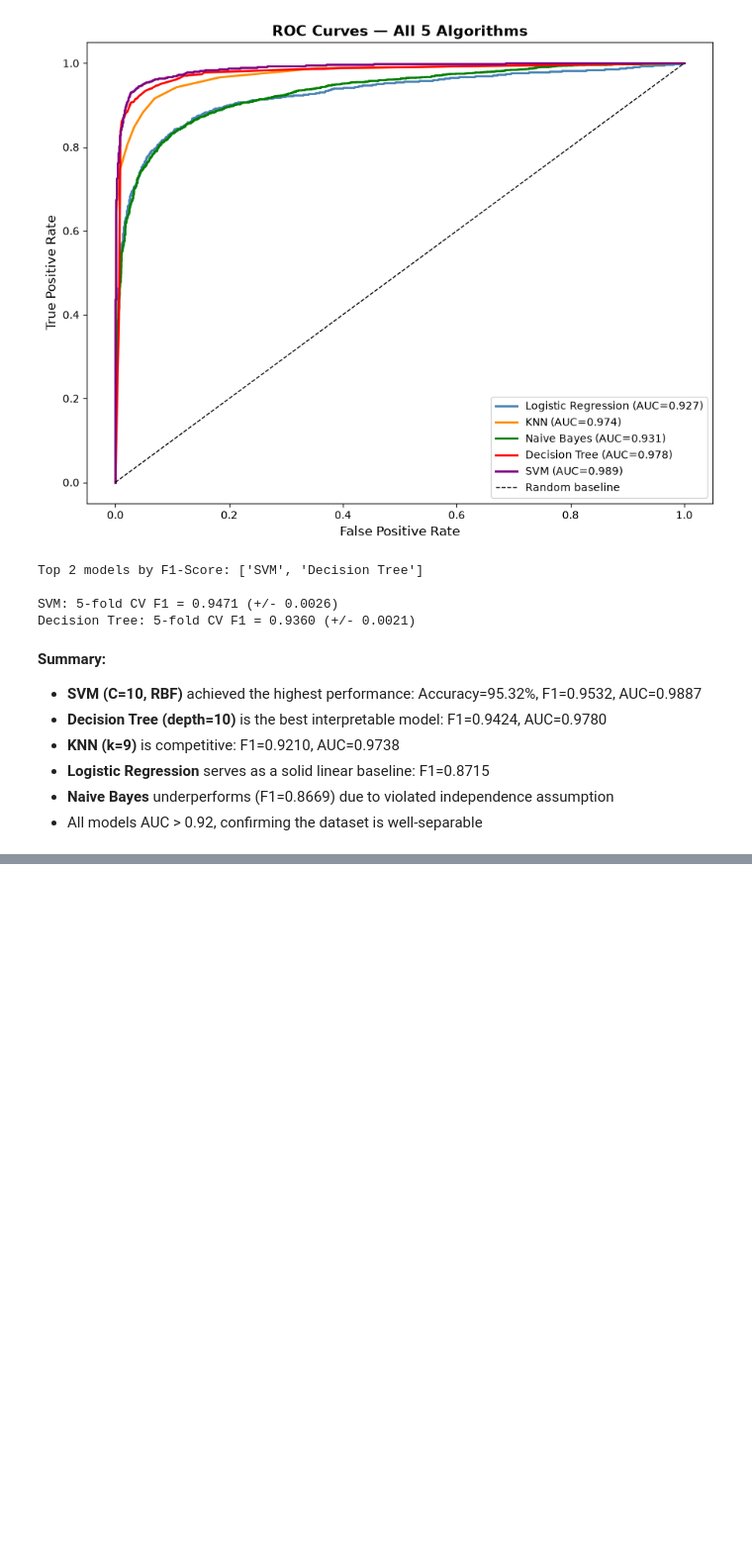
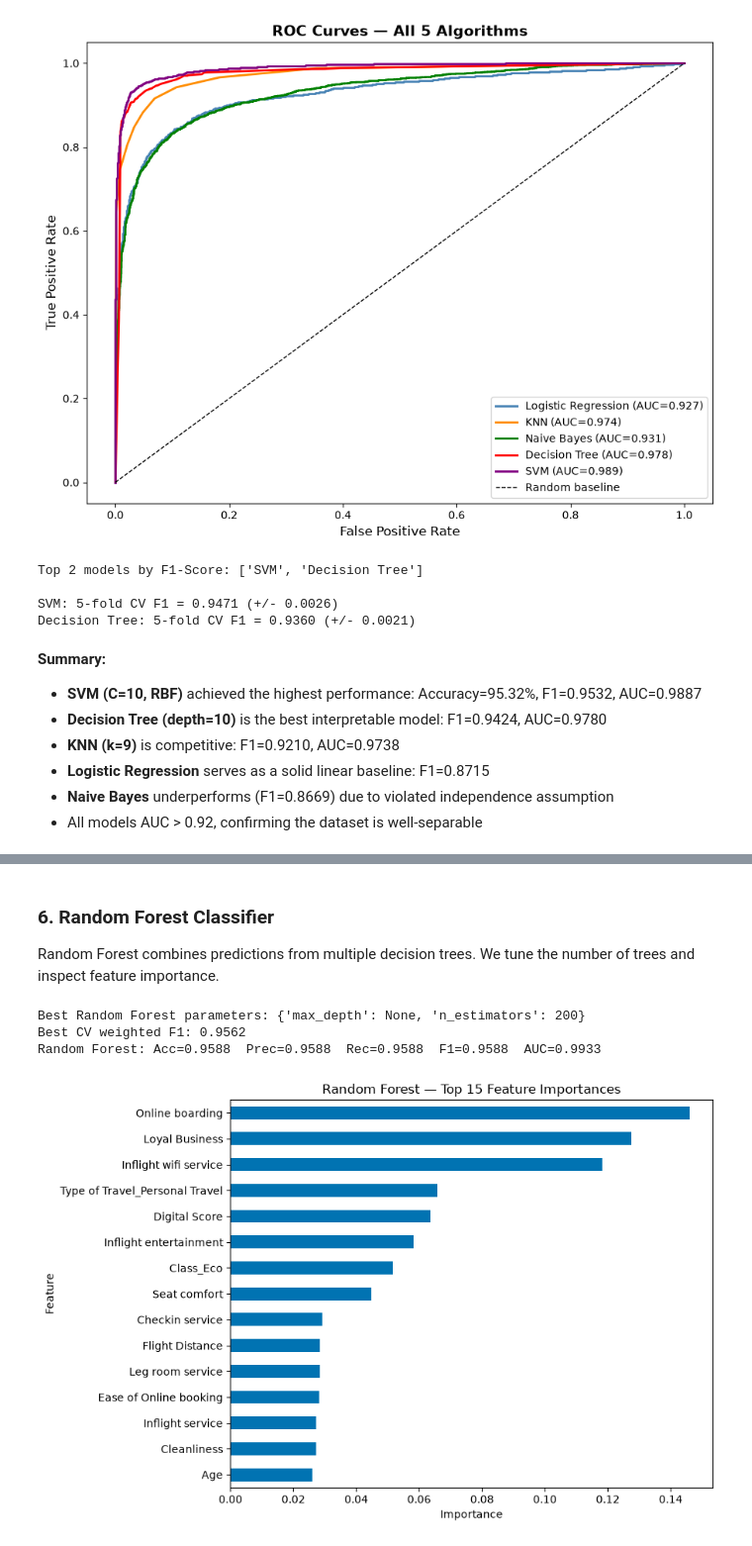
Before and after one commit to hemnath-28/ML-Evaulation-, a Jupyter notebook: notebooks/classification.ipynb, the cells around one changed output, grey strips where cells are left out. Shown at 99% size. Drawn from its saved outputs; the diff is of its cells as text; code cells hidden in the pictures; blank space fills up the shorter version.

Commit message:
Implemented Random Forest Classifier

```diff
--- a/notebooks/classification.ipynb
+++ b/notebooks/classification.ipynb
@@ -530,0 +507,31 @@ Saved SVM to ../models/best_classification_model.pkl
+# %% [markdown]
+### 6. Random Forest Classifier
+Random Forest combines predictions from multiple decision trees. We tune the number of trees and inspect feature importance.
+# %%
+from sklearn.ensemble import RandomForestClassifier
+
+rf_grid = GridSearchCV(
+    RandomForestClassifier(random_state=RANDOM_STATE, n_jobs=-1),
+    {"n_estimators": [100, 200], "max_depth": [None, 15]},
+    cv=3, scoring="f1_weighted", n_jobs=-1
+)
+rf_grid.fit(X_train, y_train)
+best_rf = rf_grid.best_estimator_
+print("Best Random Forest parameters:", rf_grid.best_params_)
+print("Best CV weighted F1:", round(rf_grid.best_score_, 4))
+trained_models["Random Forest"] = (best_rf, X_test)
+evaluate("Random Forest", best_rf, X_test, y_test)
+
+rf_importance = pd.Series(best_rf.feature_importances_, index=X.columns).sort_values(ascending=False).head(15)
+plt.figure(figsize=(9, 6))
+rf_importance.sort_values().plot(kind="barh")
+plt.title("Random Forest — Top 15 Feature Importances")
+plt.xlabel("Importance")
+plt.ylabel("Feature")
+plt.tight_layout()
+plt.show()
+# %% [output]
+Best Random Forest parameters: {'max_depth': None, 'n_estimators': 200}
+Best CV weighted F1: 0.9562
+Random Forest: Acc=0.9588  Prec=0.9588  Rec=0.9588  F1=0.9588  AUC=0.9933
+[figure, added]
```
Also changed, not shown: parts of 2 cells of this notebook.
